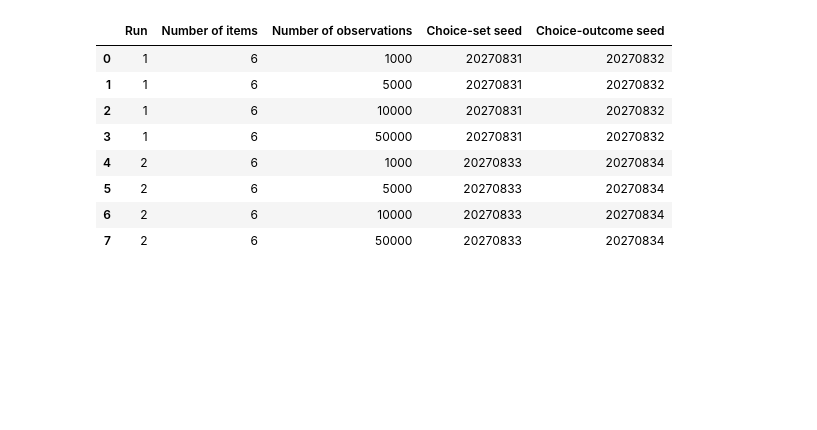
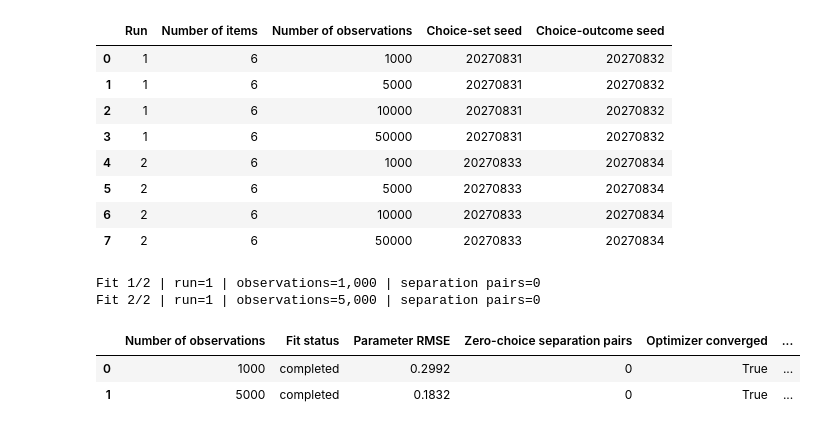
Before and after one commit to rbhdsks/Learning-from-Comparison-Data-Master-Thesis-Project-, a Jupyter notebook: notebooks/experiments/Context_Dependent_Model/CDM_Paper_Reproduction/01_synthetic_recovery.ipynb, the cells around one changed output. Cells and saved outputs as stored; diff of their text form; code cells hidden in the pictures; blank space fills up the shorter version.

```diff
--- a/notebooks/experiments/Context_Dependent_Model/CDM_Paper_Reproduction/01_synthetic_recovery.ipynb
+++ b/notebooks/experiments/Context_Dependent_Model/CDM_Paper_Reproduction/01_synthetic_recovery.ipynb
@@ -1538,3 +1538,41 @@ Choice-set sizes: 2 through 6
 | 5 | 2 | 6 | 5000 | 20270833 | 20270834 |
 | 6 | 2 | 6 | 10000 | 20270833 | 20270834 |
 | 7 | 2 | 6 | 50000 | 20270833 | 20270834 |
+# %%
+# Smoke-test the scaling runner on two nested sample sizes.
+
+import importlib
+import cdm_paper_reproduction.experiments as paper_experiments
+
+paper_experiments = importlib.reload(paper_experiments)
+
+scaling_smoke_results = (
+    paper_experiments.run_paper_cdm_recovery_scaling(
+        true_interactions=scaling_true_interactions,
+        observation_counts=(1_000, 5_000),
+        number_of_runs=1,
+        base_seed=SEED,
+        maximum_epochs=5_000,
+        checkpoint_path=(
+            RESULT_DIRECTORY / "observation_scaling_smoke.csv"
+        ),
+    )
+)
+
+display(
+    scaling_smoke_results[[
+        "Number of observations",
+        "Fit status",
+        "Parameter RMSE",
+        "Zero-choice separation pairs",
+        "Optimizer converged",
+        "Stopping reason",
+        "Error message",
+    ]]
+)
+# %% [output]
+Fit 1/2 | run=1 | observations=1,000 | separation pairs=0
+Fit 2/2 | run=1 | observations=5,000 | separation pairs=0
+|  | Number of observations | Fit status | Parameter RMSE | Zero-choice separation pairs | Optimizer converged | ... |
+| 0 | 1000 | completed | 0.2992 | 0 | True | ... |
+| 1 | 5000 | completed | 0.1832 | 0 | True | ... |
```
Also changed, not shown: parts of 11 cells of this notebook.
